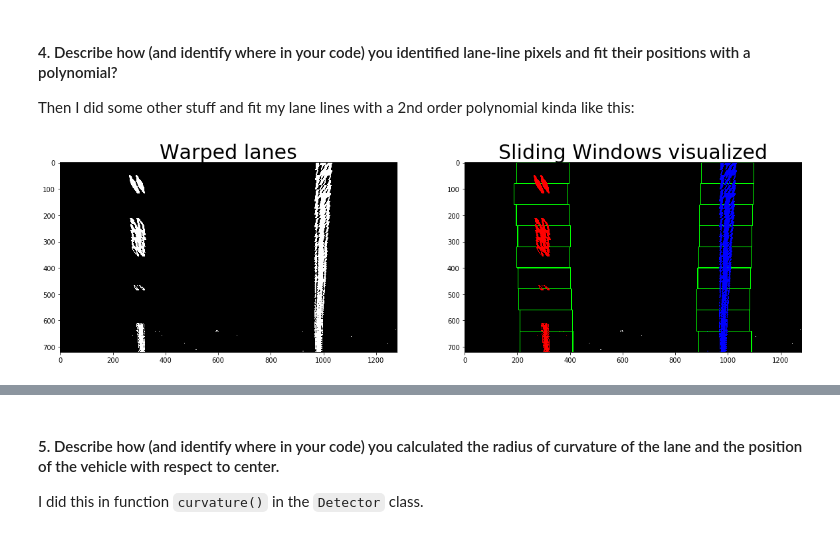
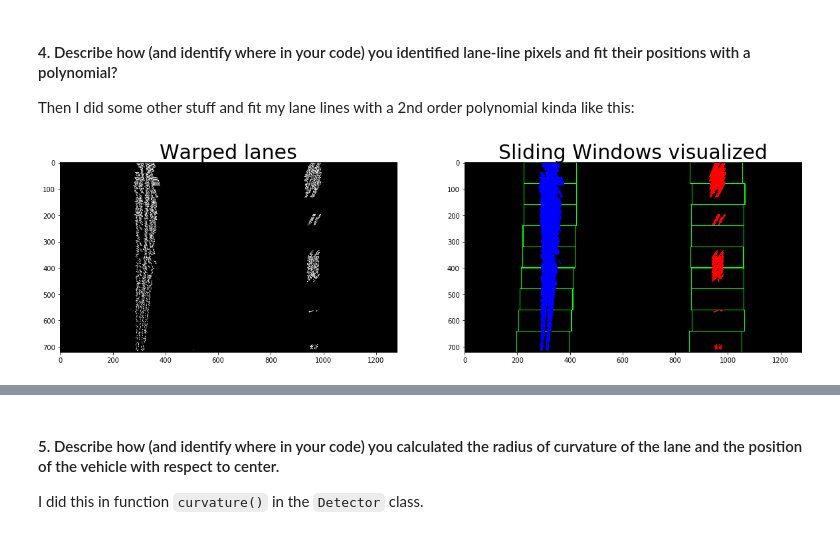
Before and after one commit to shobhitg/CarND-Advanced-Lane-Lines, a Jupyter notebook: Advanced-Lane-Lines.ipynb, the cells around one changed output, grey strips where cells are left out. Drawn from its saved outputs; the diff is of its cells as text; code cells hidden in the pictures.

````diff
--- a/Advanced-Lane-Lines.ipynb
+++ b/Advanced-Lane-Lines.ipynb
@@ -22,6 +22,7 @@ import cv2
 import glob
 import numpy as np
 import os
+import random
 import pickle
 import matplotlib.pyplot as plt
 import matplotlib.image as mpimg
@@ -29,9 +30,15 @@ import matplotlib.image as mpimg
 
 class Utils:
     @staticmethod
-    def visualizeBeforeAfter(beforeImg, afterImg, beforeTitle, afterTitle, beforeGray=False, afterGray=False):
+    def visualizeBeforeAfter(beforeImg, afterImg, beforeTitle, afterTitle, beforeGray=False, afterGray=False, beforeBinary=False, afterBinary=False):
         # Visualize undistortion
         f, (ax1, ax2) = plt.subplots(1, 2, figsize=(20,10))
+
+        if (beforeBinary):
+            beforeImg = np.dstack((beforeImg, beforeImg, beforeImg))*255
+
+        if (afterBinary):
+            afterImg = np.dstack((afterImg, afterImg, afterImg))*255
 
         if (beforeGray):
             ax1.imshow(beforeImg, cmap='gray')
@@ -161,10 +168,10 @@ class Camera:
         return result
 
 
-    def detect_perspective(self, image):
+    def detect_perspective(self, image, source_points = [(581, 461), (703, 461), (1064, 692), (245, 692)]):
         """Detect camera perspective."""
     #     print("detect perspective")
-        source_points = [(581, 461), (703, 461), (1064, 692), (245, 692)]
+
         (self.perspective_matrix, self.inverse_perspective_matrix) = self.get_perspective(image, source_points=np.float32(source_points))
         warped = cv2.warpPerspective(image, self.perspective_matrix,
                                        (image.shape[1], image.shape[0]), flags=cv2.INTER_LINEAR)
@@ -578,8 +640,13 @@ ax1.imshow(img)
 #### 2. Describe how (and identify where in your code) you used color transforms, gradients or other methods to create a thresholded binary image.  Provide an example of a binary image result.
 I used a combination of color and gradient thresholds to generate a binary image (thresholding steps in `Camera` class above in cell 4).  Here's an example of my output for this step.  (note: this is not actually from one of the test images)
 # %%
-(sxbinary, s_binary, color_binary) = binarizer.binarize(img)
-combined_binary = binarizer.get_combined_binary(s_binary=s_binary, sxbinary=sxbinary)
+(gradx, grady, mag_binary, dir_binary, color_binary, color_binary2) = binarizer.binarize(img,
+                                                                              gradx_thresh=(50, 150),
+                                                                              grady_thresh=(50, 150),
+                                                                              mag_thresh=(40, 100),
+                                                                              dir_thresh=(0.7, 1.3)
+                                                                                        )
+combined_binary = binarizer.get_combined_binary(gradx, grady, mag_binary, dir_binary)
 
 # Plotting thresholded images
 Utils.visualizeBeforeAfter(color_binary,
@@ -587,4 +654,12 @@ Utils.visualizeBeforeAfter(color_binary,
                            "Stacked thresholds",
                            "Combined S channel and gradient thresholds",
                            afterGray=True)
+
+
+# Plotting thresholded images
+Utils.visualizeBeforeAfter(color_binary2,
+                           combined_binary,
+                           "Stacked thresholds",
+                           "Combined S channel and gradient thresholds",
+                           afterGray=True)
 # %% [output]
@@ -605,11 +681,11 @@ The code for my perspective transform is in the `detect_perspective()` function
 
 ```
 # %%
-warped = camera.detect_perspective(combined_binary)
+warped = camera.detect_perspective(combined_binary, source_points = [(575, 460), (705, 460), (1127, 720), (203, 720)])
 
 Utils.visualizeBeforeAfter(img,
                            warped,
                            "Original image",
                            "Warped lanes",
-                           afterGray=True)
+                           afterBinary=True)
 # %% [output]
@@ -620,14 +696,15 @@ Utils.visualizeBeforeAfter(img,
 
 Then I did some other stuff and fit my lane lines with a 2nd order polynomial kinda like this:
 # %%
-result = detector.sliding_window_method_to_fit_2nd_order_polynomial(warped)
+result, left_curverad, right_curverad, off_center = detector.calculate_lane_polynomial_fits(warped, img)
+result = cv2.cvtColor(result.astype(np.uint8), cv2.COLOR_RGB2BGR)
 Utils.visualizeBeforeAfter(warped,
                            result,
                            "Warped lanes",
                            "Sliding Windows visualized",
-                           beforeGray=True)
+                           beforeBinary=True)
 # %% [output]
-[figure, old version]
+[figure, new version]
 # %%
 # Display the final results
 f, (ax1) = plt.subplots(1, 1, figsize=(20,10))
````
Also changed, not shown: parts of 13 cells of this notebook, 2 other files.
